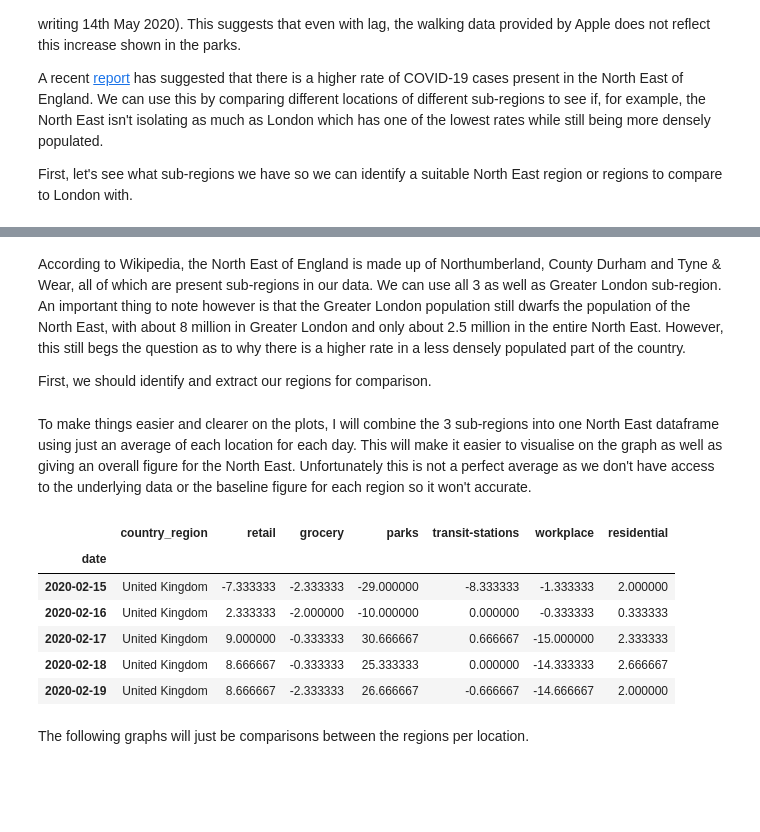
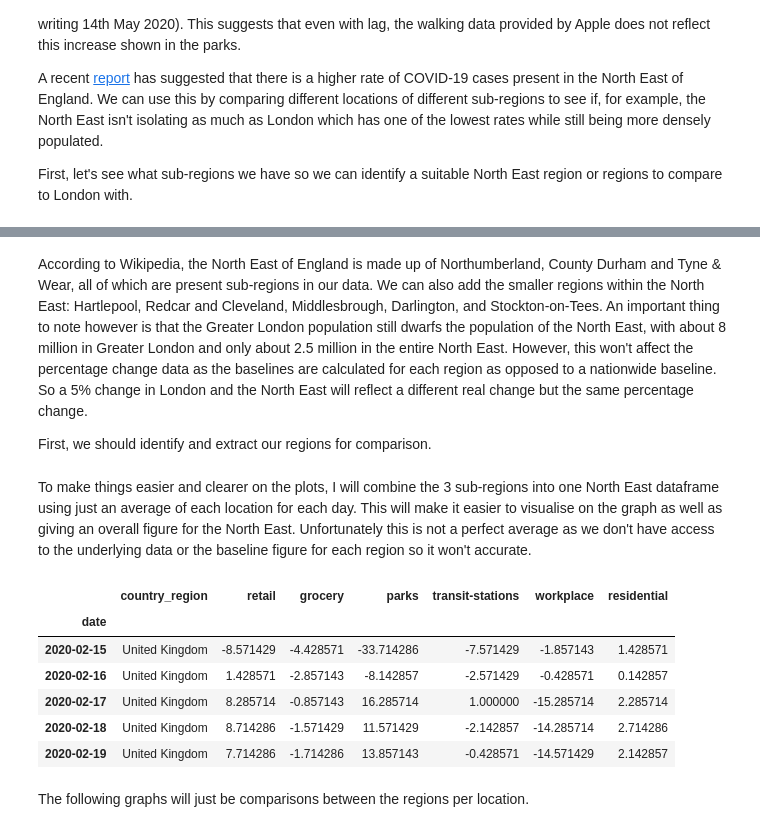
Before and after one commit to nshyam97/Google-Community-Mobility-Report, a Jupyter notebook: report.ipynb, the cells around one changed output, grey strips where cells are left out. Drawn from its saved outputs; the diff is of its cells as text; code cells hidden in the pictures; blank space fills up the shorter version.

Commit message:
Added smaller sub regions to the north east region data

```diff
--- a/report.ipynb
+++ b/report.ipynb
@@ -325,6 +325,6 @@ array([nan, 'Aberdeen City', 'Aberdeenshire', 'Angus Council',
        'Windsor and Maidenhead', 'Wokingham', 'Worcestershire',
        'Wrexham Principal Area', 'York'], dtype=object)
 # %% [markdown]
-According to Wikipedia, the North East of England is made up of Northumberland, County Durham and Tyne & Wear, all of which are present sub-regions in our data. We can use all 3 as well as Greater London sub-region. An important thing to note however is that the Greater London population still dwarfs the population of the North East, with about 8 million in Greater London and only about 2.5 million in the entire North East. However, this still begs the question as to why there is a higher rate in a less densely populated part of the country.
+According to Wikipedia, the North East of England is made up of Northumberland, County Durham and Tyne & Wear, all of which are present sub-regions in our data. We can also add the smaller regions within the North East: Hartlepool, Redcar and Cleveland, Middlesbrough, Darlington, and Stockton-on-Tees. An important thing to note however is that the Greater London population still dwarfs the population of the North East, with about 8 million in Greater London and only about 2.5 million in the entire North East. However, this won't affect the percentage change data as the baselines are calculated for each region as opposed to a nationwide baseline. So a 5% change in London and the North East will reflect a different real change but the same percentage change.
 
 First, we should identify and extract our regions for comparison.
@@ -336,29 +331,58 @@ london = community_data[community_data['sub_region_1'] == 'Greater London']
+# %%
+tandw = community_data[community_data['sub_region_1'] == 'Tyne and Wear']
+durham = community_data[community_data['sub_region_1'] == 'County Durham']
+northumberland = community_data[community_data['sub_region_1'] == 'Northumberland']
+hartlepool = community_data[community_data['sub_region_1'] == 'Hartlepool']
+redcar = community_data[community_data['sub_region_1'] == 'Redcar and Cleveland']
+middlesbrough = community_data[community_data['sub_region_1'] == 'Middlesbrough']
+darlington = community_data[community_data['sub_region_1'] == 'Darlington']
+stockton = community_data[community_data['sub_region_1'] == 'Stockton-on-Tees']
+london = community_data[community_data['sub_region_1'] == 'Greater London']
+
+# Smaller regions within the northeast have null values so fill with 0s to prevent null values appearing
+# in the final dataframe
+hartlepool = hartlepool.fillna(0)
+redcar = redcar.fillna(0)
+middlesbrough = middlesbrough.fillna(0)
+darlington = darlington.fillna(0)
+stockton = stockton.fillna(0)
 # %% [markdown]
 To make things easier and clearer on the plots, I will combine the 3 sub-regions into one North East dataframe using just an average of each location for each day. This will make it easier to visualise on the graph as well as giving an overall figure for the North East. Unfortunately this is not a perfect average as we don't have access to the underlying data or the baseline figure for each region so it won't accurate.
 # %%
 northeast = tandw
 northeast = northeast.drop(['sub_region_1'], axis=1)
 northeast = northeast.copy()
 
 for i in range(len(northeast)):
-    northeast.iloc[i,1] = (tandw['retail'][i] + durham['retail'][i] + northumberland['retail'][i])/3
-    northeast.iloc[i,2] = (tandw['grocery'][i] + durham['grocery'][i] + northumberland['grocery'][i])/3
-    northeast.iloc[i,3] = (tandw['parks'][i] + durham['parks'][i] + northumberland['parks'][i])/3
-    northeast.iloc[i,4] = (tandw['transit-stations'][i] + durham['transit-stations'][i] +
-                                        northumberland['transit-stations'][i])/3
-    northeast.iloc[i,5] = (tandw['workplace'][i] + durham['workplace'][i] + northumberland['workplace'][i])/3
-    northeast.iloc[i,6] = (tandw['residential'][i] + durham['residential'][i] +
-                                   northumberland['residential'][i])/3
+    northeast.iloc[i,1] = (tandw['retail'][i] + durham['retail'][i] + northumberland['retail'][i]
+                           + hartlepool['retail'][i] + redcar['retail'][i] +
+                           darlington['retail'][i] + stockton['retail'][i])/7
+    northeast.iloc[i,2] = (tandw['grocery'][i] + durham['grocery'][i] + northumberland['grocery'][i]
+                           + hartlepool['grocery'][i] + redcar['grocery'][i] +
+                           darlington['grocery'][i] + stockton['grocery'][i])/7
+    northeast.iloc[i,3] = (tandw['parks'][i] + durham['parks'][i] + northumberland['parks'][i]
+                           + hartlepool['parks'][i] + redcar['parks'][i] +
+                           darlington['parks'][i] + stockton['parks'][i])/7
+    northeast.iloc[i,4] = (tandw['transit-stations'][i] + durham['transit-stations'][i]
+                           + northumberland['transit-stations'][i] + hartlepool['transit-stations'][i]
+                           + redcar['transit-stations'][i] + darlington['transit-stations'][i]
+                           + stockton['transit-stations'][i])/7
+    northeast.iloc[i,5] = (tandw['workplace'][i] + durham['workplace'][i] + northumberland['workplace'][i]
+                           + hartlepool['workplace'][i] + redcar['workplace'][i] +
+                           darlington['workplace'][i] + stockton['workplace'][i])/7
+    northeast.iloc[i,6] = (tandw['residential'][i] + durham['residential'][i] + northumberland['residential'][i]
+                           + hartlepool['residential'][i] + redcar['residential'][i] +
+                           darlington['residential'][i] + stockton['residential'][i])/7
 
 northeast.head()
 # %% [output]
 |  | country_region | retail | grocery | parks | transit-stations | workplace | residential |
 | date |  |  |  |  |  |  |  |
-| 2020-02-15 | United Kingdom | -7.333333 | -2.333333 | -29.000000 | -8.333333 | -1.333333 | 2.000000 |
-| 2020-02-16 | United Kingdom | 2.333333 | -2.000000 | -10.000000 | 0.000000 | -0.333333 | 0.333333 |
-| 2020-02-17 | United Kingdom | 9.000000 | -0.333333 | 30.666667 | 0.666667 | -15.000000 | 2.333333 |
-| 2020-02-18 | United Kingdom | 8.666667 | -0.333333 | 25.333333 | 0.000000 | -14.333333 | 2.666667 |
-| 2020-02-19 | United Kingdom | 8.666667 | -2.333333 | 26.666667 | -0.666667 | -14.666667 | 2.000000 |
+| 2020-02-15 | United Kingdom | -8.571429 | -4.428571 | -33.714286 | -7.571429 | -1.857143 | 1.428571 |
+| 2020-02-16 | United Kingdom | 1.428571 | -2.857143 | -8.142857 | -2.571429 | -0.428571 | 0.142857 |
+| 2020-02-17 | United Kingdom | 8.285714 | -0.857143 | 16.285714 | 1.000000 | -15.285714 | 2.285714 |
+| 2020-02-18 | United Kingdom | 8.714286 | -1.571429 | 11.571429 | -2.142857 | -14.285714 | 2.714286 |
+| 2020-02-19 | United Kingdom | 7.714286 | -1.714286 | 13.857143 | -0.428571 | -14.571429 | 2.142857 |
 # %% [markdown]
 The following graphs will just be comparisons between the regions per location.
 # %%
```
Also changed, not shown: parts of 1 cell of this notebook.
